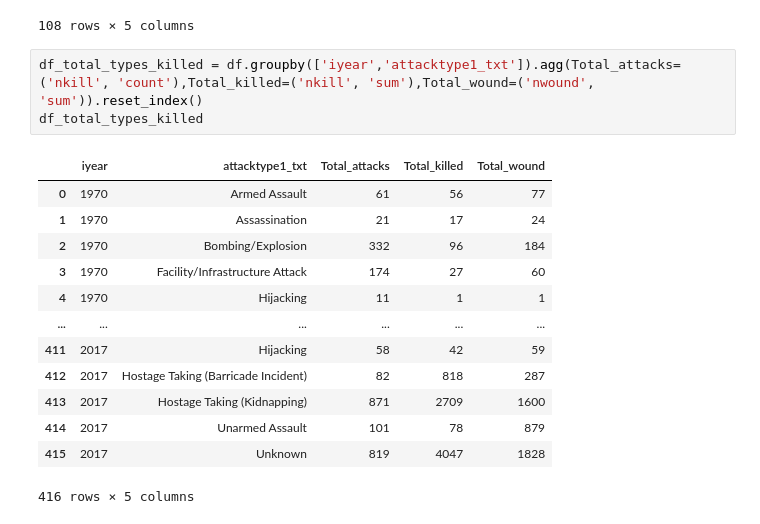
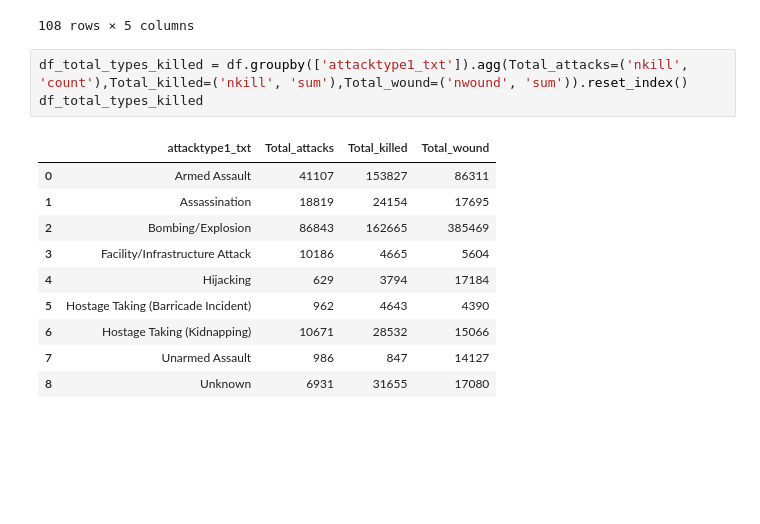
Before and after one commit to AlbertCos/Data_Science_project, a Jupyter notebook: Global_Terrorism_exploration_and_prediction_app.ipynb, the cells around one changed output. Cells and saved outputs as stored; diff of their text form; blank space fills up the shorter version.

```diff
--- a/Global_Terrorism_exploration_and_prediction_app.ipynb
+++ b/Global_Terrorism_exploration_and_prediction_app.ipynb
@@ -507,19 +507,16 @@ df_total_types_killed_by_country
 | 107 | Western Europe | Unknown | 262 | 70 | 194 |
 108 rows × 5 columns
 # %%
-df_total_types_killed = df.groupby(['iyear','attacktype1_txt']).agg(Total_attacks=('nkill', 'count'),Total_killed=('nkill', 'sum'),Total_wound=('nwound', 'sum')).reset_index()
+df_total_types_killed = df.groupby(['attacktype1_txt']).agg(Total_attacks=('nkill', 'count'),Total_killed=('nkill', 'sum'),Total_wound=('nwound', 'sum')).reset_index()
 df_total_types_killed
 # %% [output]
-|  | iyear | attacktype1_txt | Total_attacks | Total_killed | Total_wound |
-| 0 | 1970 | Armed Assault | 61 | 56 | 77 |
-| 1 | 1970 | Assassination | 21 | 17 | 24 |
-| 2 | 1970 | Bombing/Explosion | 332 | 96 | 184 |
-| 3 | 1970 | Facility/Infrastructure Attack | 174 | 27 | 60 |
-| 4 | 1970 | Hijacking | 11 | 1 | 1 |
-| ... | ... | ... | ... | ... | ... |
-| 411 | 2017 | Hijacking | 58 | 42 | 59 |
-| 412 | 2017 | Hostage Taking (Barricade Incident) | 82 | 818 | 287 |
-| 413 | 2017 | Hostage Taking (Kidnapping) | 871 | 2709 | 1600 |
-| 414 | 2017 | Unarmed Assault | 101 | 78 | 879 |
-| 415 | 2017 | Unknown | 819 | 4047 | 1828 |
+|  | attacktype1_txt | Total_attacks | Total_killed | Total_wound |
+| 0 | Armed Assault | 41107 | 153827 | 86311 |
+| 1 | Assassination | 18819 | 24154 | 17695 |
+| 2 | Bombing/Explosion | 86843 | 162665 | 385469 |
+| 3 | Facility/Infrastructure Attack | 10186 | 4665 | 5604 |
+| 4 | Hijacking | 629 | 3794 | 17184 |
+| 5 | Hostage Taking (Barricade Incident) | 962 | 4643 | 4390 |
+| 6 | Hostage Taking (Kidnapping) | 10671 | 28532 | 15066 |
+| 7 | Unarmed Assault | 986 | 847 | 14127 |
+| 8 | Unknown | 6931 | 31655 | 17080 |
-416 rows × 5 columns
```
Also changed, not shown: parts of 12 cells of this notebook, 1 other file.
